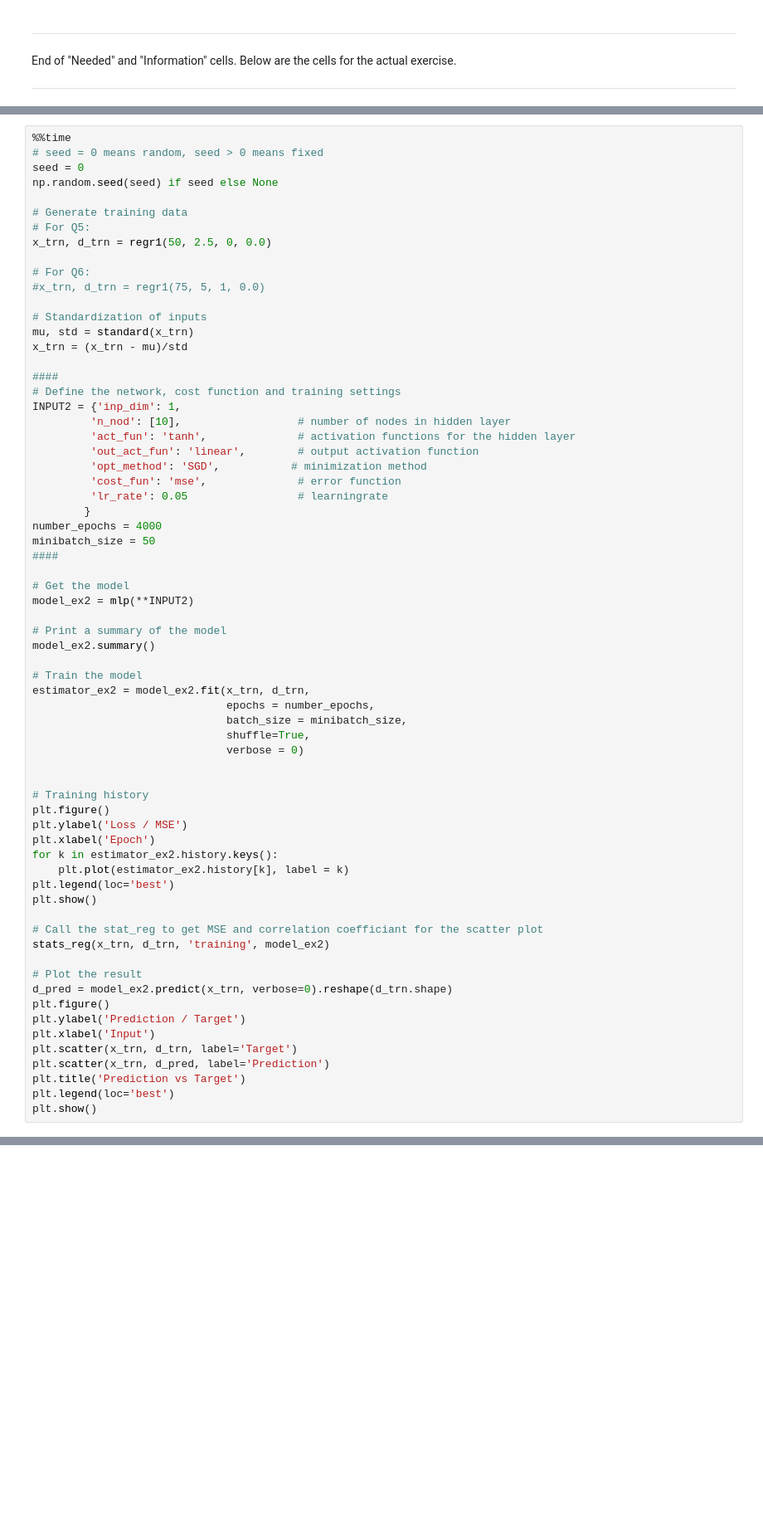
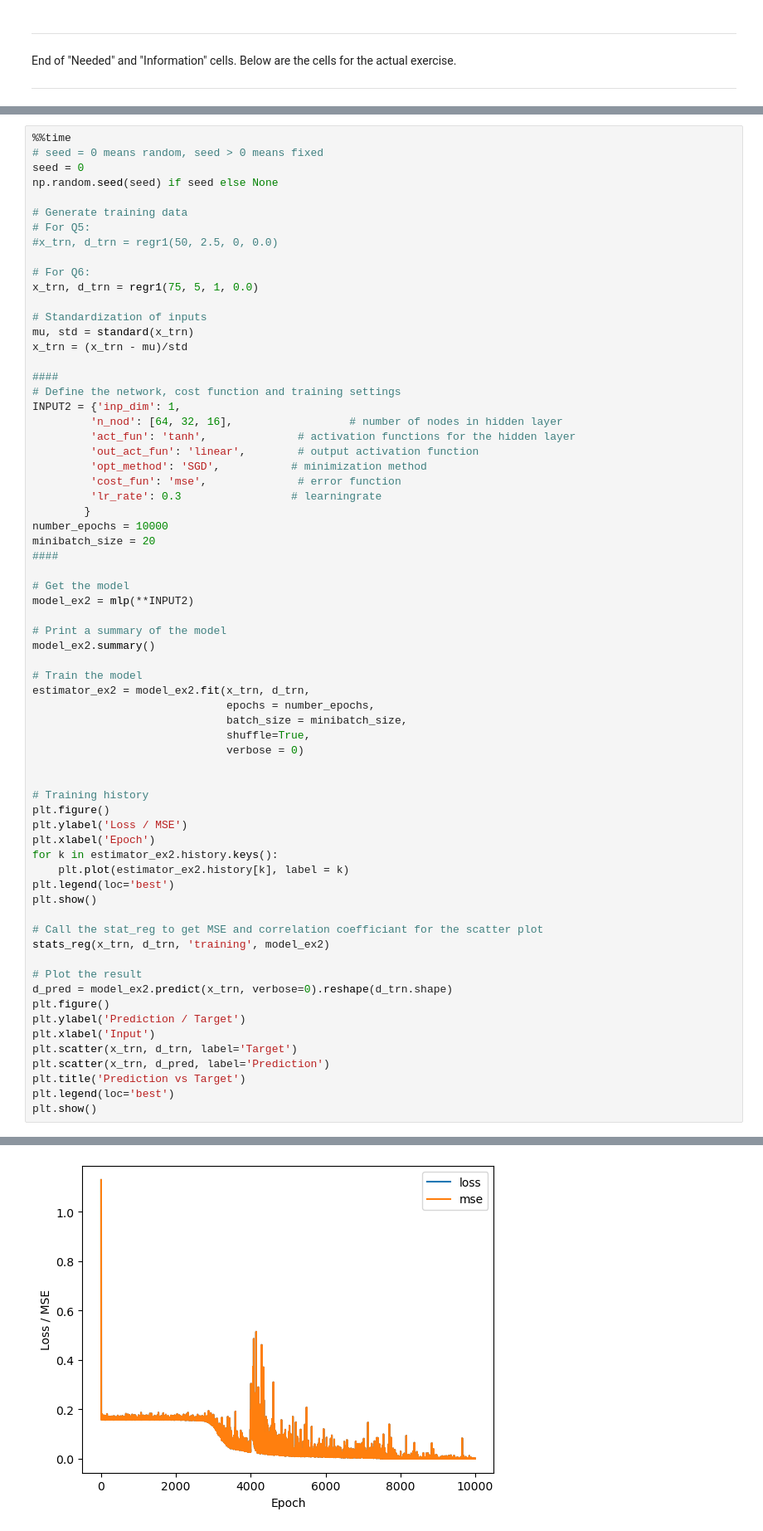
Before and after one commit to fimaha/extq40-labs, a Jupyter notebook: lab1/lab1.ipynb, the cells around one changed output, grey strips where cells are left out. Shown at 83% size. Drawn from its saved outputs; the diff is of its cells as text; blank space fills up the shorter version.

```diff
--- a/lab1/lab1.ipynb
+++ b/lab1/lab1.ipynb
@@ -515,10 +514,10 @@ np.random.seed(seed) if seed else None
 
 # Generate training data
 # For Q5:
-x_trn, d_trn = regr1(50, 2.5, 0, 0.0)
+#x_trn, d_trn = regr1(50, 2.5, 0, 0.0)
 
 # For Q6:
-#x_trn, d_trn = regr1(75, 5, 1, 0.0)
+x_trn, d_trn = regr1(75, 5, 1, 0.0)
 
 # Standardization of inputs
 mu, std = standard(x_trn)
@@ -527,15 +526,15 @@ x_trn = (x_trn - mu)/std
 ####
 # Define the network, cost function and training settings
 INPUT2 = {'inp_dim': 1,
-         'n_nod': [10],                  # number of nodes in hidden layer
+         'n_nod': [64, 32, 16],                  # number of nodes in hidden layer
          'act_fun': 'tanh',              # activation functions for the hidden layer
          'out_act_fun': 'linear',        # output activation function
          'opt_method': 'SGD',           # minimization method
          'cost_fun': 'mse',              # error function
-         'lr_rate': 0.05                 # learningrate
+         'lr_rate': 0.3                 # learningrate
         }
-number_epochs = 4000
-minibatch_size = 50
+number_epochs = 10000
+minibatch_size = 20
 ####
 
 # Get the model
@@ -574,3 +573,4 @@ plt.scatter(x_trn, d_pred, label='Prediction')
 plt.title('Prediction vs Target')
 plt.legend(loc='best')
 plt.show()
+# %% [output]
@@ -576,0 +596 @@ plt.show()
+[figure, added]
```
Also changed, not shown: parts of 18 cells of this notebook.
